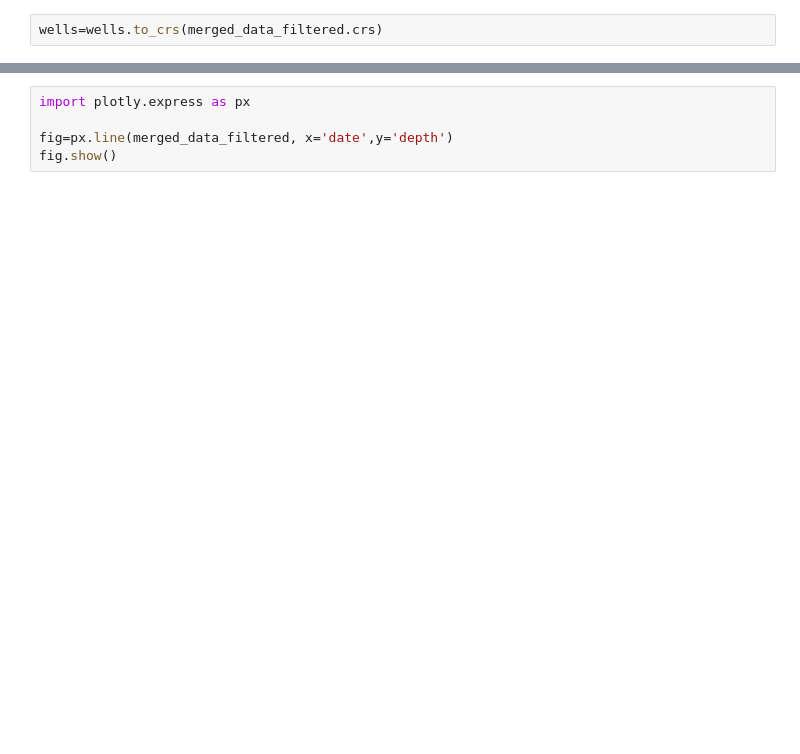
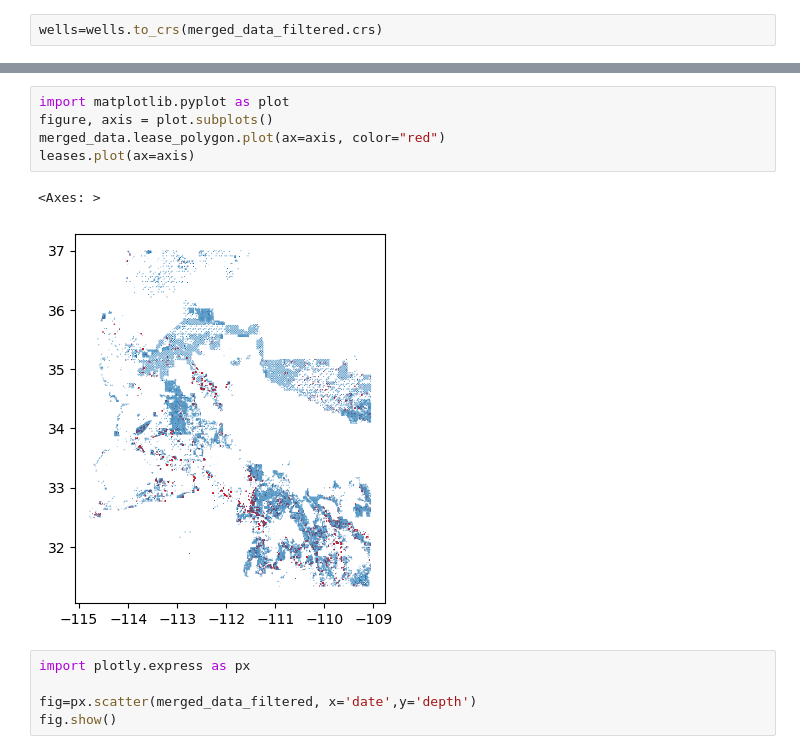
Before and after one commit to liamlindeman/liam-science-fair, a Jupyter notebook: preprocessing.ipynb, the cells around one changed output, grey strips where cells are left out. Drawn from its saved outputs; the diff is of its cells as text; blank space fills up the shorter version.

```diff
--- a/preprocessing.ipynb
+++ b/preprocessing.ipynb
@@ -59,7 +243,15 @@ wells.plot(ax=base, marker='o', color='red', markersize=5)
+# %%
+import matplotlib.pyplot as plot
+figure, axis = plot.subplots()
+merged_data.lease_polygon.plot(ax=axis, color="red")
+leases.plot(ax=axis)
+# %% [output]
+<Axes: >
+[figure, added]
 # %%
 import plotly.express as px
 
-fig=px.line(merged_data_filtered, x='date',y='depth')
+fig=px.scatter(merged_data_filtered, x='date',y='depth')
 fig.show()
 # %%
 depthseries=merged_data_filtered['depth']
```
Also changed, not shown: parts of 18 cells of this notebook, 1 other file.
